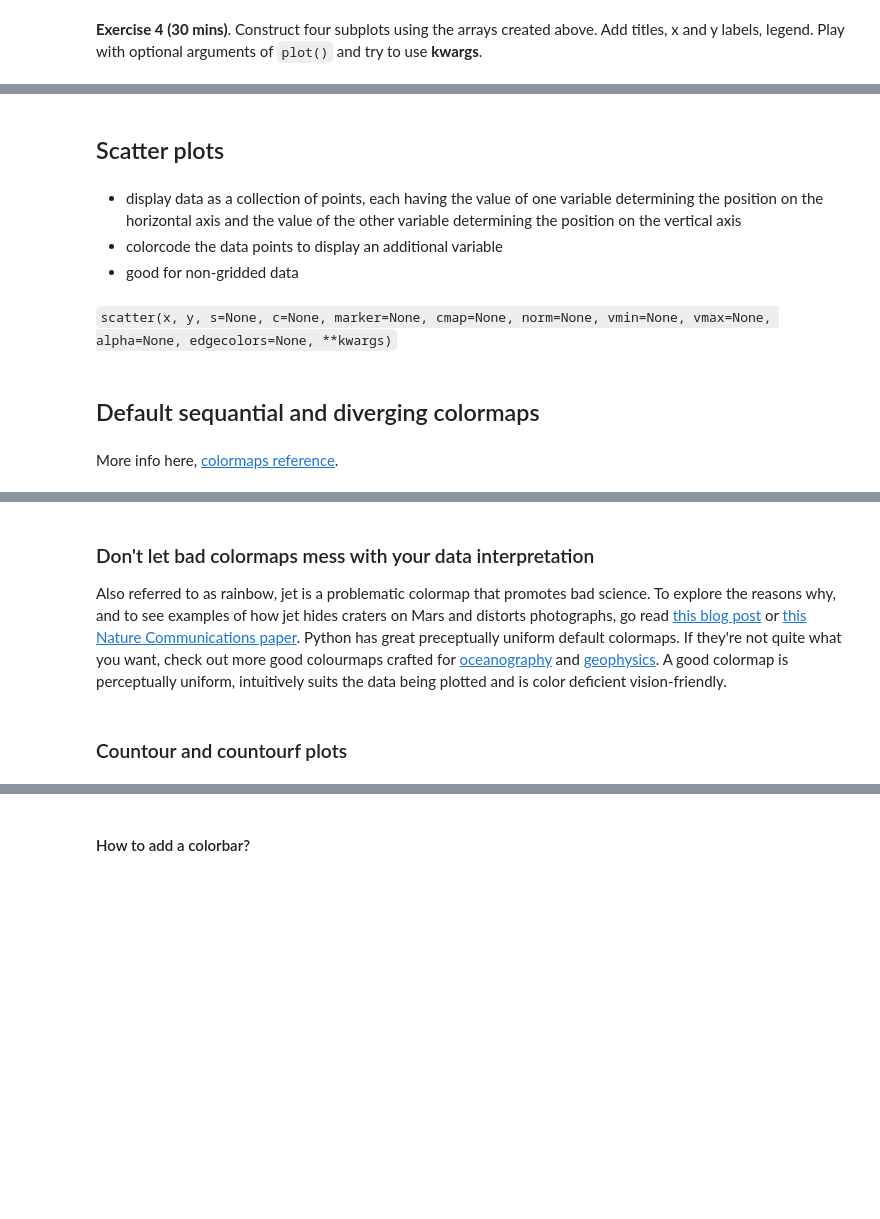
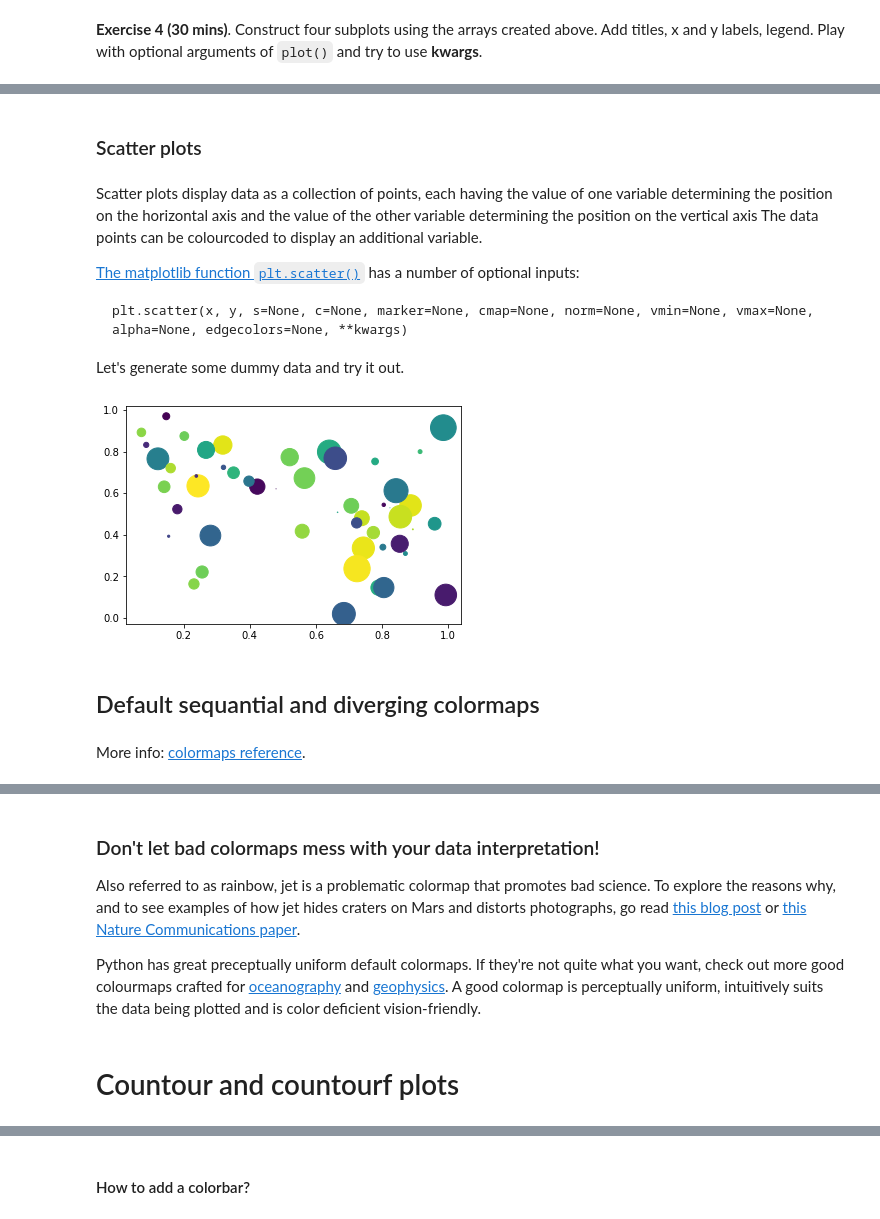
Before and after one commit to ueapy/ppd_python, a Jupyter notebook: notebooks/05-Matplotlib.ipynb, the cells around one changed output, grey strips where cells are left out. Cells and saved outputs as stored; diff of their text form; code cells hidden in the pictures; blank space fills up the shorter version.

Commit message:
re-ordering matplotlib notebook, adding links, hints and code comments, and a meme

````diff
--- a/notebooks/05-Matplotlib.ipynb
+++ b/notebooks/05-Matplotlib.ipynb
@@ -282,11 +305,16 @@ ax.grid(True)
 # %% [markdown]
-## Scatter plots
+### Scatter plots
 # %% [markdown]
-* display data as a collection of points, each having the value of one variable determining the position on the horizontal axis and the value of the other variable determining the position on the vertical axis
-* colorcode the data points to display an additional variable
-* good for non-gridded data
+Scatter plots display data as a collection of points, each having the value of one variable determining the position on the horizontal axis and the value of the other variable determining the position on the vertical axis
+The data points can be colourcoded to display an additional variable.
+
+[The matplotlib function `plt.scatter()`](https://matplotlib.org/stable/api/_as_gen/matplotlib.pyplot.scatter.html) has a number of optional inputs:
+
+```
+plt.scatter(x, y, s=None, c=None, marker=None, cmap=None, norm=None, vmin=None, vmax=None, alpha=None, edgecolors=None, **kwargs)
+```
+
+Let's generate some dummy data and try it out.
-# %% [markdown]
-`scatter(x, y, s=None, c=None, marker=None, cmap=None, norm=None, vmin=None, vmax=None, alpha=None, edgecolors=None, **kwargs)`
 # %%
 # Generate some data (circles of random diameter)
 N = 50
@@ -300,15 +325,23 @@ plt.scatter(x, y, s=area, c=x*y);
+# %%
+# Plot scatter
+plt.scatter(x, y,            # the data that's being plotted
+            s=area,          # the [s]izes of the scattered points are controlled by the area array
+            c=colors);       # the [c]olors of the scattered points are controlled by the colors array.
+# %% [output]
+[figure, added]
 # %% [markdown]
 ## Default sequantial and diverging colormaps
 # %% [markdown]
-More info here, [colormaps reference](https://matplotlib.org/examples/color/colormaps_reference.html).
+More info: [colormaps reference](https://matplotlib.org/stable/gallery/color/colormap_reference.html).
 # %% [markdown]
 <img src="../figures/colormaps_reference_00.png" >
 <img src="../figures/colormaps_reference_03.png" >
 # %% [markdown]
-### Don't let bad colormaps mess with your data interpretation
+### Don't let bad colormaps mess with your data interpretation!
 Also referred to as rainbow, jet is a problematic colormap that promotes bad science. To explore the reasons why, and to see examples of how jet hides craters on Mars and distorts photographs, go read [this blog post](https://titan.uio.no/english/2021/improper-use-colours-can-distort-scientific-data) or [this Nature Communications paper](https://www.nature.com/articles/s41467-020-19160-7).
+
 Python has great preceptually uniform default colormaps. If they're not quite what you want, check out more good colourmaps crafted for [oceanography](https://matplotlib.org/cmocean/) and [geophysics](http://www.fabiocrameri.ch/colourmaps.php).
 A good colormap is perceptually uniform, intuitively suits the data being plotted and is color deficient vision-friendly.
 # %% [markdown]
-### Countour and countourf plots
+# Countour and countourf plots
 # %% [markdown]
````
Also changed, not shown: parts of 59 cells of this notebook, 4 other files.
